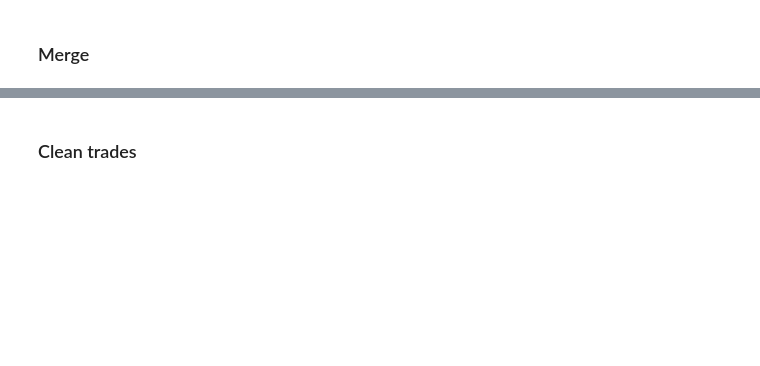
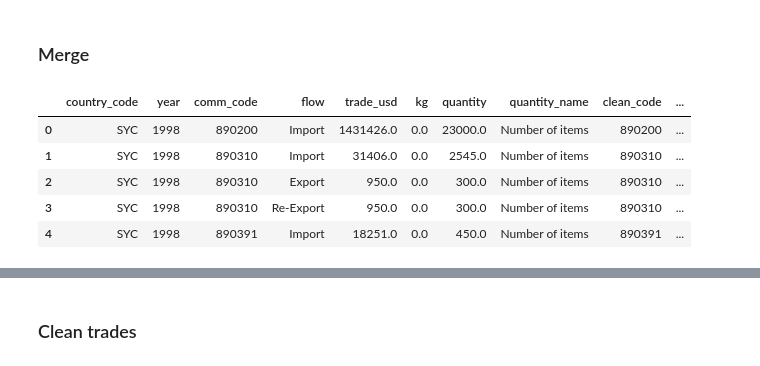
Before and after one commit to ddasilva64/ETLPPT23001esp, a Jupyter notebook: ejemplos/guia_ETL_OEC.ipynb, the cells around one changed output, grey strips where cells are left out. Saved outputs shown, nothing was run; the diff lists cells and outputs as text; code cells hidden in the pictures; blank space fills up the shorter version.

```diff
--- a/ejemplos/guia_ETL_OEC.ipynb
+++ b/ejemplos/guia_ETL_OEC.ipynb
@@ -149,5 +156,13 @@ df_countries['id_country'] = df_countries.index + 1
 ### Merge
 # %%
 df_trades_clean = df_trades.merge(df_codes[['clean_code','id_code']],how='left', left_on='comm_code',right_on='clean_code')
+df_trades_clean.head()
+# %% [output]
+|  | country_code | year | comm_code | flow | trade_usd | kg | quantity | quantity_name | clean_code | ... |
+| 0 | SYC | 1998 | 890200 | Import | 1431426.0 | 0.0 | 23000.0 | Number of items | 890200 | ... |
+| 1 | SYC | 1998 | 890310 | Import | 31406.0 | 0.0 | 2545.0 | Number of items | 890310 | ... |
+| 2 | SYC | 1998 | 890310 | Export | 950.0 | 0.0 | 300.0 | Number of items | 890310 | ... |
+| 3 | SYC | 1998 | 890310 | Re-Export | 950.0 | 0.0 | 300.0 | Number of items | 890310 | ... |
+| 4 | SYC | 1998 | 890391 | Import | 18251.0 | 0.0 | 450.0 | Number of items | 890391 | ... |
 # %%
 df_trades_clean = df_trades_clean.merge(df_countries[['alpha-3','id_country']],how='left', left_on='country_code',right_on='alpha-3')
```
Also changed, not shown: parts of 40 cells of this notebook, 2 other files.
